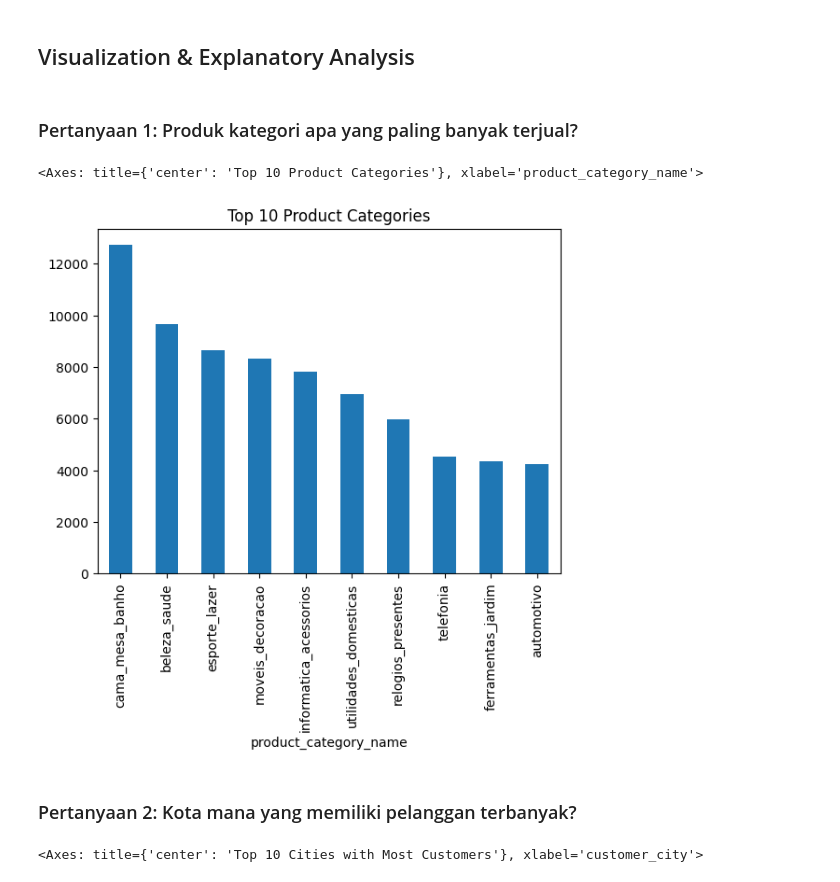
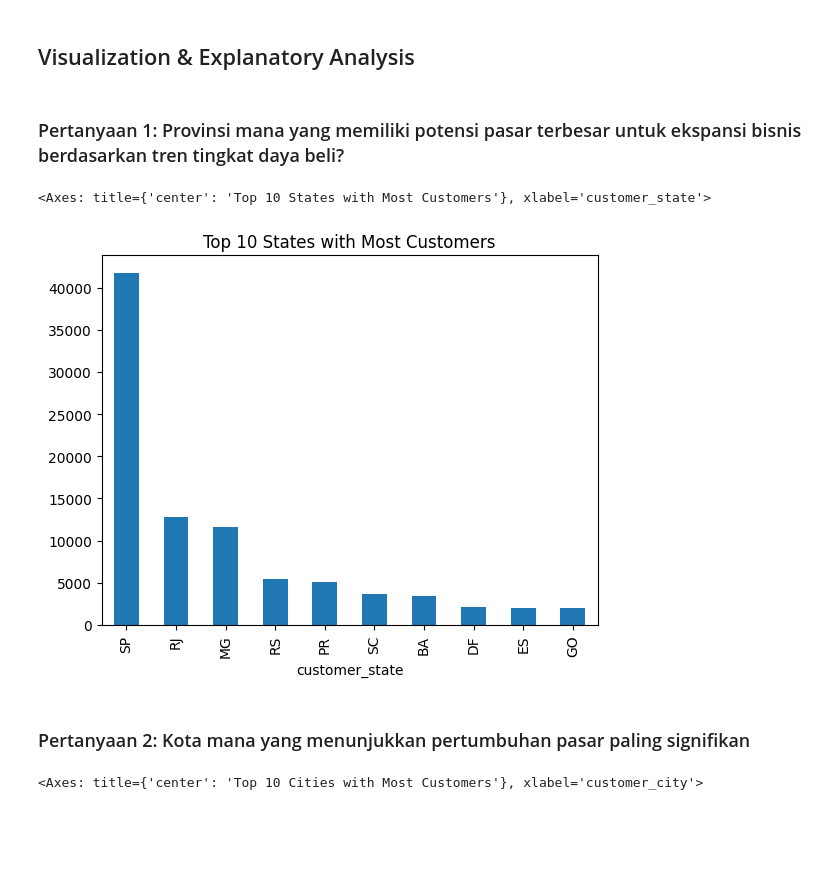
Before and after one commit to bebyraihanah/submission, a Jupyter notebook: Proyek_Analisis_Data.ipynb, the cells around one changed output. Saved outputs shown, nothing was run; the diff lists cells and outputs as text; code cells hidden in the pictures; blank space fills up the shorter version.

Commit message:
membuat file readme.md, mengedit question business serta menambah insight yang ada

```diff
--- a/Proyek_Analisis_Data.ipynb
+++ b/Proyek_Analisis_Data.ipynb
@@ -25,7 +25,7 @@ from datetime import datetime
 #### Membuat Tabel *olist_customers_dataset*
 # %%
 # Load data dari file lokal
-customers_dataset_df = pd.read_csv("customers_dataset.csv")
+customers_dataset_df = pd.read_csv("DATA/customers_dataset.csv")
 
 # Tampilkan 5 baris pertama
 customers_dataset_df.head()
@@ -1319,17 +1323,16 @@ Name: count, dtype: int64
 - Kota dengan jumlah pelanggan terbanyak adalah São Paulo, diikuti oleh Rio de Janeiro dan Belo Horizonte. Kota-kota besar ini memiliki populasi tinggi, akses internet yang luas, serta infrastruktur logistik yang mendukung. Seller dapat memanfaatkan data ini untuk memperkuat strategi distribusi dan pemasaran, serta mempertimbangkan ekspansi ke kota-kota kecil dengan potensi pasar yang berkembang
 # %% [markdown]
 ## Visualization & Explanatory Analysis
-# %% [markdown]
-### Pertanyaan 1: Produk kategori apa yang paling banyak terjual?
+# %% [markdown]
+### Pertanyaan 1: Provinsi mana yang memiliki potensi pasar terbesar untuk ekspansi bisnis berdasarkan tren  tingkat daya beli?
 # %%
-merged_df = order_items_dataset_df.merge(products_dataset_df, on="product_id")
-top_categories = merged_df["product_category_name"].value_counts().head(10)
-top_categories.plot(kind="bar", title="Top 10 Product Categories")
+top_states = customers_dataset_df["customer_state"].value_counts().head(10)
+top_states.plot(kind="bar", title="Top 10 States with Most Customers")
 # %% [output]
-<Axes: title={'center': 'Top 10 Product Categories'}, xlabel='product_category_name'>
+<Axes: title={'center': 'Top 10 States with Most Customers'}, xlabel='customer_state'>
-[figure, old version]
+[figure, new version]
 # %% [markdown]
-### Pertanyaan 2: Kota mana yang memiliki pelanggan terbanyak?
+### Pertanyaan 2:  Kota mana yang menunjukkan pertumbuhan pasar paling signifikan
 # %%
 top_cities = customers_dataset_df["customer_city"].value_counts().head(10)
 top_cities.plot(kind="bar", title="Top 10 Cities with Most Customers")
```
Also changed, not shown: parts of 14 cells of this notebook, 3 other files.
